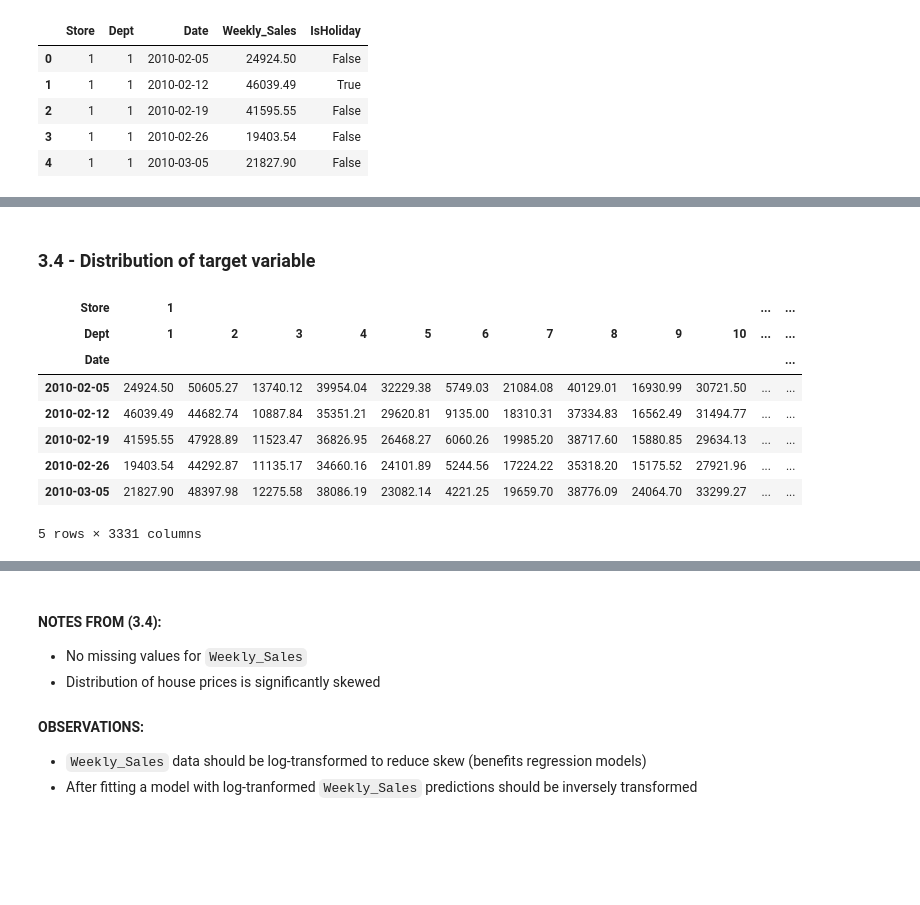
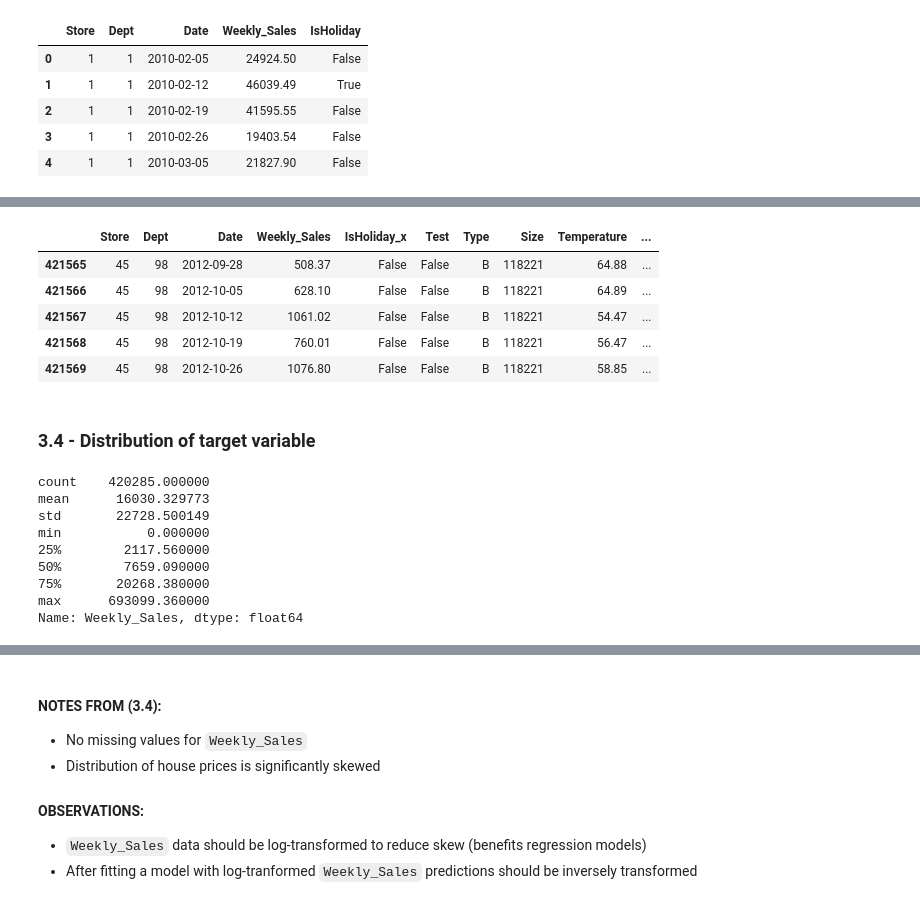
Before and after one commit to patohdzs/datadventures, a Jupyter notebook: walmart-sales/walmart-sales-prediction.ipynb, the cells around one changed output, grey strips where cells are left out. Drawn from its saved outputs; the diff is of its cells as text; code cells hidden in the pictures; blank space fills up the shorter version.

```diff
--- a/walmart-sales/walmart-sales-prediction.ipynb
+++ b/walmart-sales/walmart-sales-prediction.ipynb
@@ -147,19 +165,25 @@ data.head()
+# %%
+data.tail()
+# %% [output]
+|  | Store | Dept | Date | Weekly_Sales | IsHoliday_x | Test | Type | Size | Temperature | ... |
+| 421565 | 45 | 98 | 2012-09-28 | 508.37 | False | False | B | 118221 | 64.88 | ... |
+| 421566 | 45 | 98 | 2012-10-05 | 628.10 | False | False | B | 118221 | 64.89 | ... |
+| 421567 | 45 | 98 | 2012-10-12 | 1061.02 | False | False | B | 118221 | 54.47 | ... |
+| 421568 | 45 | 98 | 2012-10-19 | 760.01 | False | False | B | 118221 | 56.47 | ... |
+| 421569 | 45 | 98 | 2012-10-26 | 1076.80 | False | False | B | 118221 | 58.85 | ... |
 # %% [markdown]
 ### 3.4 - Distribution of target variable
-# %%
-target = train.pivot_table(values='Weekly_Sales',
-                           index='Date',
-                           columns=['Store', 'Dept'])
-target.index = pd.to_datetime(target.index)
-target.head()
-# %% [output]
-| Store | 1 |  |  |  |  |  |  |  |  |  | ... | ... |
-| Dept | 1 | 2 | 3 | 4 | 5 | 6 | 7 | 8 | 9 | 10 | ... | ... |
-| Date |  |  |  |  |  |  |  |  |  |  |  | ... |
-| 2010-02-05 | 24924.50 | 50605.27 | 13740.12 | 39954.04 | 32229.38 | 5749.03 | 21084.08 | 40129.01 | 16930.99 | 30721.50 | ... | ... |
-| 2010-02-12 | 46039.49 | 44682.74 | 10887.84 | 35351.21 | 29620.81 | 9135.00 | 18310.31 | 37334.83 | 16562.49 | 31494.77 | ... | ... |
-| 2010-02-19 | 41595.55 | 47928.89 | 11523.47 | 36826.95 | 26468.27 | 6060.26 | 19985.20 | 38717.60 | 15880.85 | 29634.13 | ... | ... |
-| 2010-02-26 | 19403.54 | 44292.87 | 11135.17 | 34660.16 | 24101.89 | 5244.56 | 17224.22 | 35318.20 | 15175.52 | 27921.96 | ... | ... |
-| 2010-03-05 | 21827.90 | 48397.98 | 12275.58 | 38086.19 | 23082.14 | 4221.25 | 19659.70 | 38776.09 | 24064.70 | 33299.27 | ... | ... |
-5 rows × 3331 columns
+# %%
+# Computing weekly depratmental sales summary stats
+data['Weekly_Sales'].describe()
+# %% [output]
+count    420285.000000
+mean      16030.329773
+std       22728.500149
+min           0.000000
+25%        2117.560000
+50%        7659.090000
+75%       20268.380000
+max      693099.360000
+Name: Weekly_Sales, dtype: float64
 # %%
```
Also changed, not shown: parts of 9 cells of this notebook.
